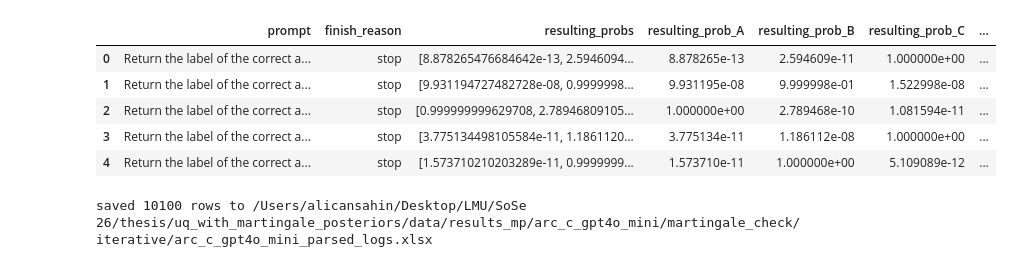
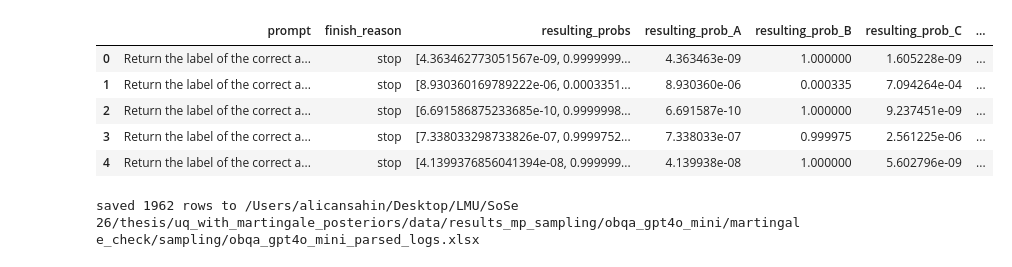
Before and after one commit to alicansahin1602/uq_with_martingale_posteriors, a Jupyter notebook: tools/loggin_parser.ipynb, the cells around one changed output. Drawn from its saved outputs; the diff is of its cells as text; code cells hidden in the pictures.

Commit message:
new experiment results and testing procedures are added

```diff
--- a/tools/loggin_parser.ipynb
+++ b/tools/loggin_parser.ipynb
@@ -6,7 +6,7 @@ import openpyxl
 import numpy as np
 import pandas as pd
 
-RESULTS_ROOT = osp.abspath(osp.join("..", "data", "results_mp"))
+RESULTS_ROOT = osp.abspath(osp.join("..", "data", "results_mp_sampling"))
 LOG_FILE_PATTERN = "raw_direct_query_responses_*.jsonl"
 NPZ_FILENAME = "martingale_results.npz"
 FLOOR_LOGPROB = np.log(1e-10)  # same floor model_calls.py uses for a label that never appears in top_logprobs
@@ -162,9 +162,9 @@ def parse_log_folder(folder: str, pattern: str = LOG_FILE_PATTERN, npz_filename:
         all_rows.extend(parse_log_file(path, Q=Q, J=J, K=K))
     return pd.DataFrame(all_rows)
 # %%
-DATASET = "arc_c"
+DATASET = "obqa"
 MODEL_NAME = "gpt4o_mini"
-RUN_TYPE = "iterative"
+RUN_TYPE = "sampling"
 
 log_folder = osp.join(RESULTS_ROOT, f"{DATASET}_{MODEL_NAME}", "martingale_check", RUN_TYPE)
 df = parse_log_folder(log_folder)
@@ -175,12 +176,12 @@ parsed 10100 rows from /Users/alicansahin/Desktop/LMU/SoSe 26/thesis/uq_with_mar
 |  | prompt | finish_reason | resulting_probs | resulting_prob_A | resulting_prob_B | resulting_prob_C | ... |
-| 0 | Return the label of the correct a... | stop | [8.878265476684642e-13, 2.5946094... | 8.878265e-13 | 2.594609e-11 | 1.000000e+00 | ... |
-| 1 | Return the label of the correct a... | stop | [9.931194727482728e-08, 0.9999998... | 9.931195e-08 | 9.999998e-01 | 1.522998e-08 | ... |
-| 2 | Return the label of the correct a... | stop | [0.999999999629708, 2.78946809105... | 1.000000e+00 | 2.789468e-10 | 1.081594e-11 | ... |
-| 3 | Return the label of the correct a... | stop | [3.775134498105584e-11, 1.1861120... | 3.775134e-11 | 1.186112e-08 | 1.000000e+00 | ... |
-| 4 | Return the label of the correct a... | stop | [1.573710210203289e-11, 0.9999999... | 1.573710e-11 | 1.000000e+00 | 5.109089e-12 | ... |
+| 0 | Return the label of the correct a... | stop | [4.363462773051567e-09, 0.9999999... | 4.363463e-09 | 1.000000 | 1.605228e-09 | ... |
+| 1 | Return the label of the correct a... | stop | [8.930360169789222e-06, 0.0003351... | 8.930360e-06 | 0.000335 | 7.094264e-04 | ... |
+| 2 | Return the label of the correct a... | stop | [6.691586875233685e-10, 0.9999998... | 6.691587e-10 | 1.000000 | 9.237451e-09 | ... |
+| 3 | Return the label of the correct a... | stop | [7.338033298733826e-07, 0.9999752... | 7.338033e-07 | 0.999975 | 2.561225e-06 | ... |
+| 4 | Return the label of the correct a... | stop | [4.1399376856041394e-08, 0.999999... | 4.139938e-08 | 1.000000 | 5.602796e-09 | ... |
 # %%
 excel_path = osp.join(log_folder, f"{DATASET}_{MODEL_NAME}_parsed_logs.xlsx")
 df.to_excel(excel_path, index=False)
 print(f"saved {len(df)} rows to {excel_path}")
 # %% [output]
-saved 10100 rows to /Users/alicansahin/Desktop/LMU/SoSe 26/thesis/uq_with_martingale_posteriors/data/results_mp/arc_c_gpt4o_mini/martingale_check/iterative/arc_c_gpt4o_mini_parsed_logs.xlsx
+saved 1962 rows to /Users/alicansahin/Desktop/LMU/SoSe 26/thesis/uq_with_martingale_posteriors/data/results_mp_sampling/obqa_gpt4o_mini/martingale_check/sampling/obqa_gpt4o_mini_parsed_logs.xlsx
```
Also changed, not shown: parts of 1 cell of this notebook, 9 other files.
